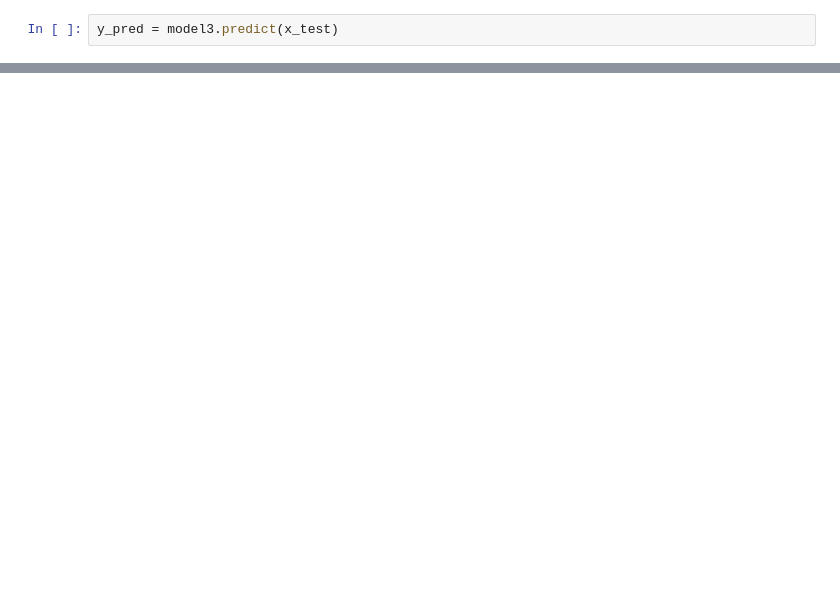
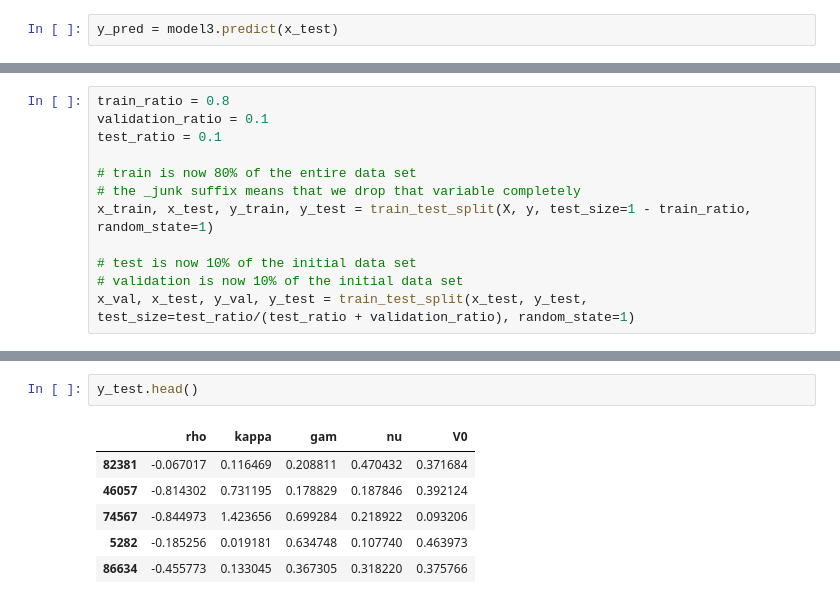
Before and after one commit to amendezll/projet_recherche, a Jupyter notebook: NN_model.ipynb, the cells around one changed output, grey strips where cells are left out. Drawn from its saved outputs; the diff is of its cells as text; blank space fills up the shorter version.

```diff
--- a/NN_model.ipynb
+++ b/NN_model.ipynb
@@ -450,0 +516,12 @@ y_test
+# %%
+train_ratio = 0.8
+validation_ratio = 0.1
+test_ratio = 0.1
+
+# train is now 80% of the entire data set
+# the _junk suffix means that we drop that variable completely
+x_train, x_test, y_train, y_test = train_test_split(X, y, test_size=1 - train_ratio, random_state=1)
+
+# test is now 10% of the initial data set
+# validation is now 10% of the initial data set
+x_val, x_test, y_val, y_test = train_test_split(x_test, y_test, test_size=test_ratio/(test_ratio + validation_ratio), random_state=1)
@@ -450,0 +615,9 @@ y_test
+# %%
+y_test.head()
+# %% [output]
+|  | rho | kappa | gam | nu | V0 |
+| 82381 | -0.067017 | 0.116469 | 0.208811 | 0.470432 | 0.371684 |
+| 46057 | -0.814302 | 0.731195 | 0.178829 | 0.187846 | 0.392124 |
+| 74567 | -0.844973 | 1.423656 | 0.699284 | 0.218922 | 0.093206 |
+| 5282 | -0.185256 | 0.019181 | 0.634748 | 0.107740 | 0.463973 |
+| 86634 | -0.455773 | 0.133045 | 0.367305 | 0.318220 | 0.375766 |
```
Also changed, not shown: parts of 32 cells of this notebook, 6 other files.
